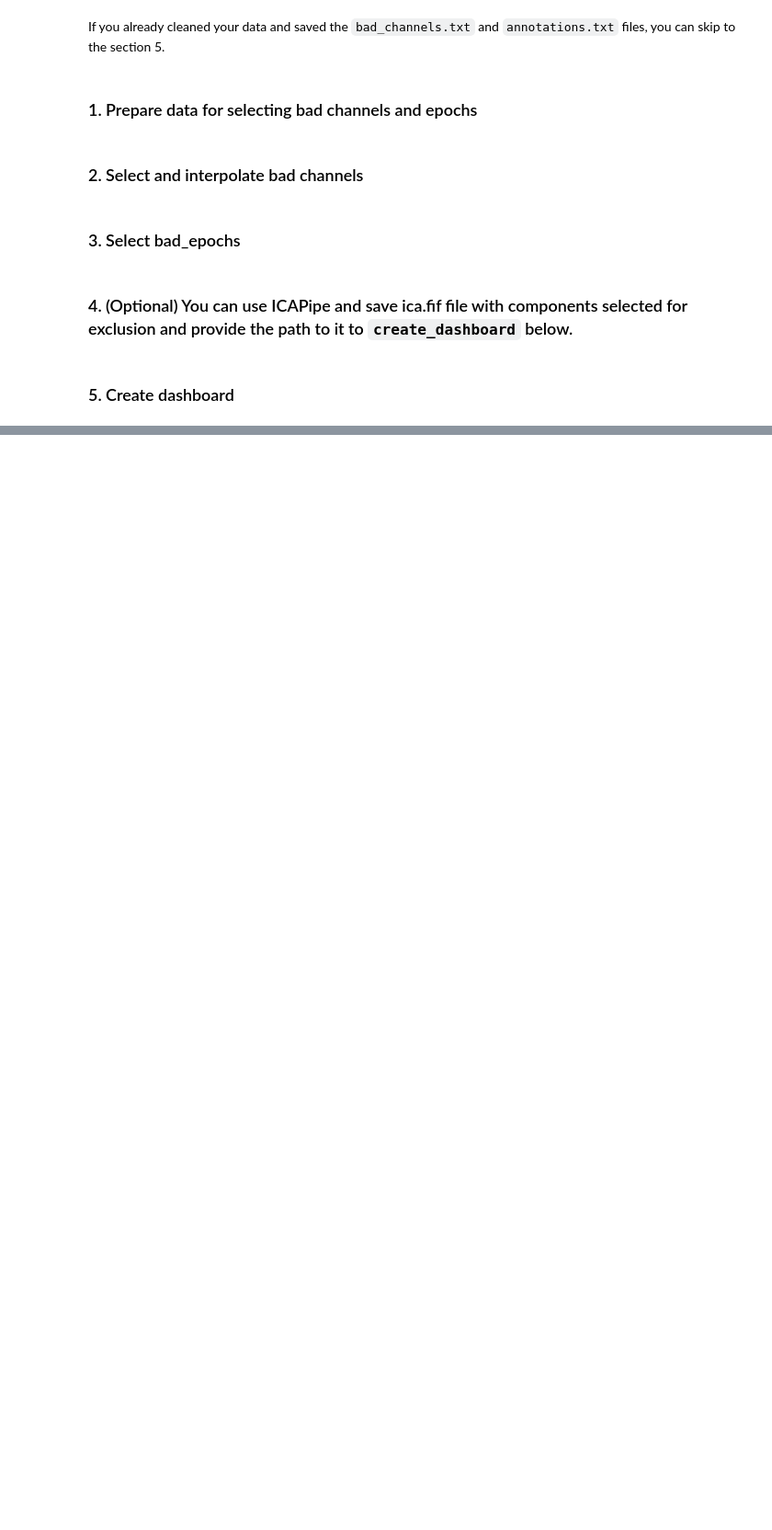
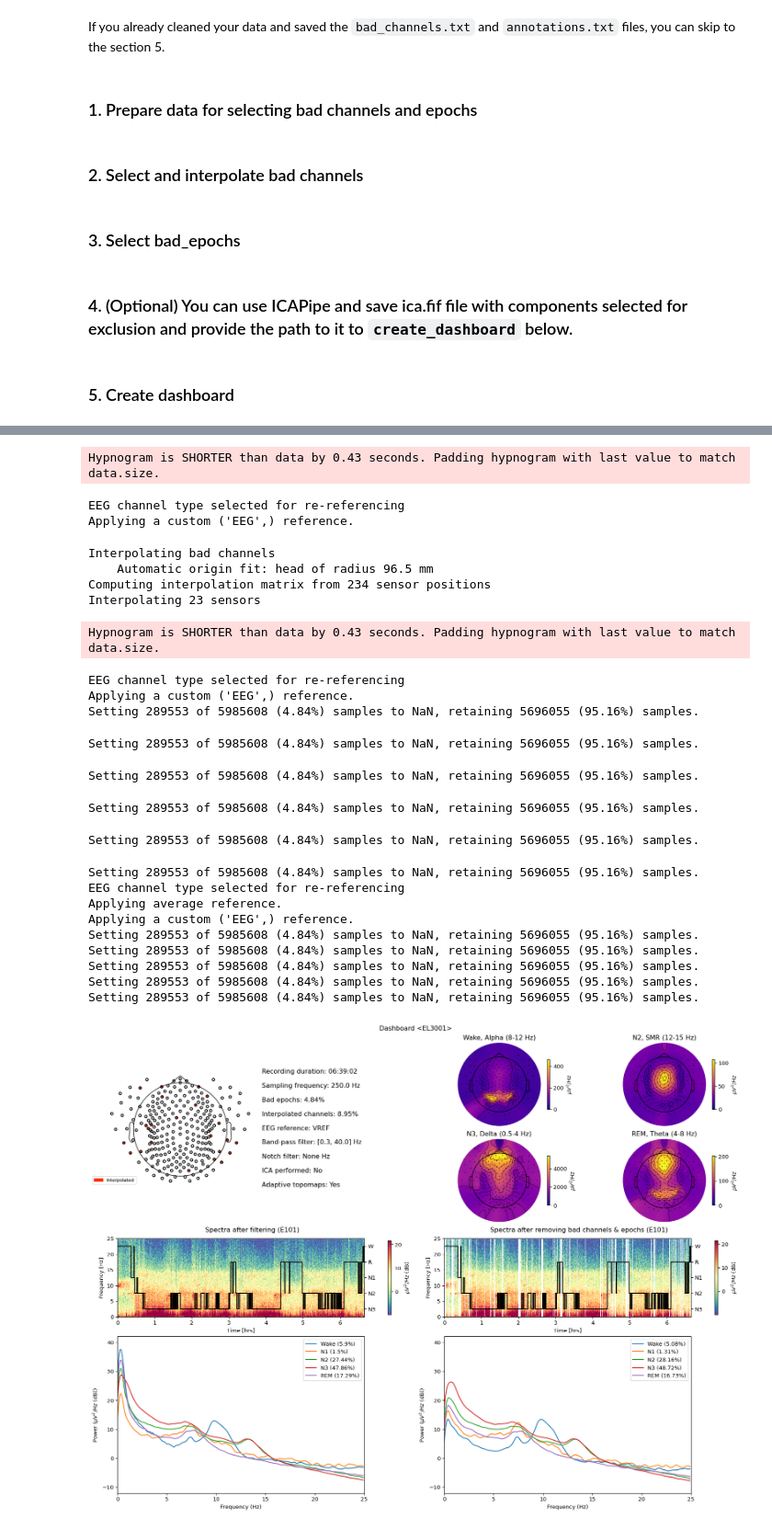
Before and after one commit to NirLab-TAU/sleepeegpy, a Jupyter notebook: notebooks/dashboard_pipeline.ipynb, the cells around one changed output, grey strips where cells are left out. Shown at 92% size. Saved outputs shown, nothing was run; the diff lists cells and outputs as text; code cells hidden in the pictures; blank space fills up the shorter version.

Commit message:
Dashboard update: - Filtered fif file can now be passed instead of raw. - Without hypnogram the dashboard will compute psd on all data. - Implementation improvements.

```diff
--- a/notebooks/dashboard_pipeline.ipynb
+++ b/notebooks/dashboard_pipeline.ipynb
@@ -113,0 +31,30 @@ Setting 166504 of 2229773 (7.47%) samples to NaN, retaining 2063269 (92.53%) sam
+# %%
+create_dashboard(
+    subject_code="EL3001",
+    # Can be either raw .mff or filtered .fif file, but before interpolation and bad epochs selection.
+    path_to_eeg=r"F:\gennadiy\ella_processed\EL3001\CleaningPipe\filtered_raw.fif",
+    # If you don't have a hypnogram, set it to None.
+    path_to_hypnogram=r"C:\Users\Gennadiy\Documents\ella_proj\processing\EL3001\staging.txt",
+    # If you don't have a hypnogram, set it to None.
+    hypno_freq=1,
+    path_to_bad_channels=r"F:\gennadiy\ella_processed\EL3001\CleaningPipe\bad_channels.txt",
+    path_to_annotations=r"F:\gennadiy\ella_processed\EL3001\CleaningPipe\annotations.txt",
+    output_dir=r"F:\gennadiy\ella_processed\EL3001",
+    # Can be either 'average', 'VREF' or 'mastoids'.
+    reference="VREF",
+    # New sampling frequency in Hz. Can be None, if the eeg file is already resampled.
+    resampling_freq=None,
+    # Provide a tuple with two frequencies, e.g., (0.3, 40) for bandpass or (0.3, None) for highpass etc.
+    # Can be None if the eeg file is already filtered.
+    bandpass_filter_freqs=None,
+    # Channel to plot the spectrogram and PSD for.
+    hypno_psd_pick=['E101'],
+    # If you performed an ICA - pass here path to file with ICA components (including selection for exclusion).
+    path_to_ica_fif=None,
+    # Whether to save cleaned eeg file dashboard_cleaned_raw.fif.
+    save_fif=False,
+    # Whether to set manual topomaps power limits.
+    # Should be a list of 4 tuples of 2 floats, e.g., [(0,10),(0, 30),(0,50),(10, 100)]
+    topomap_cbar_limits=None
+)
+# %% [output]
@@ -113,0 +76,25 @@ Setting 166504 of 2229773 (7.47%) samples to NaN, retaining 2063269 (92.53%) sam
+Hypnogram is SHORTER than data by 0.43 seconds. Padding hypnogram with last value to match data.size.
+EEG channel type selected for re-referencing
+Applying a custom ('EEG',) reference.
+Interpolating bad channels
+    Automatic origin fit: head of radius 96.5 mm
+Computing interpolation matrix from 234 sensor positions
+Interpolating 23 sensors
+Hypnogram is SHORTER than data by 0.43 seconds. Padding hypnogram with last value to match data.size.
+EEG channel type selected for re-referencing
+Applying a custom ('EEG',) reference.
+Setting 289553 of 5985608 (4.84%) samples to NaN, retaining 5696055 (95.16%) samples.
+Setting 289553 of 5985608 (4.84%) samples to NaN, retaining 5696055 (95.16%) samples.
+Setting 289553 of 5985608 (4.84%) samples to NaN, retaining 5696055 (95.16%) samples.
+Setting 289553 of 5985608 (4.84%) samples to NaN, retaining 5696055 (95.16%) samples.
+Setting 289553 of 5985608 (4.84%) samples to NaN, retaining 5696055 (95.16%) samples.
+Setting 289553 of 5985608 (4.84%) samples to NaN, retaining 5696055 (95.16%) samples.
+EEG channel type selected for re-referencing
+Applying average reference.
+Applying a custom ('EEG',) reference.
+Setting 289553 of 5985608 (4.84%) samples to NaN, retaining 5696055 (95.16%) samples.
+Setting 289553 of 5985608 (4.84%) samples to NaN, retaining 5696055 (95.16%) samples.
+Setting 289553 of 5985608 (4.84%) samples to NaN, retaining 5696055 (95.16%) samples.
+Setting 289553 of 5985608 (4.84%) samples to NaN, retaining 5696055 (95.16%) samples.
+Setting 289553 of 5985608 (4.84%) samples to NaN, retaining 5696055 (95.16%) samples.
+[figure, added]
```
Also changed, not shown: parts of 2 cells of this notebook, 4 other files.
